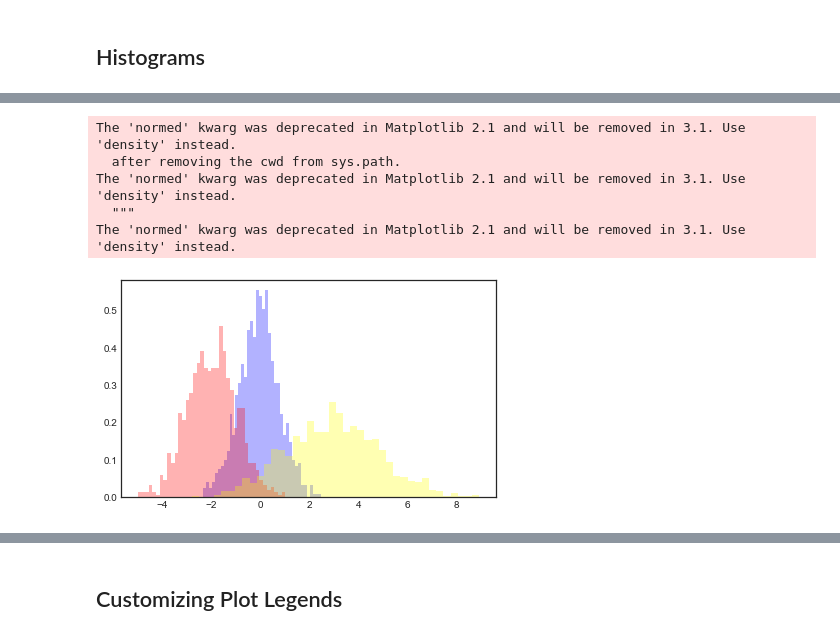
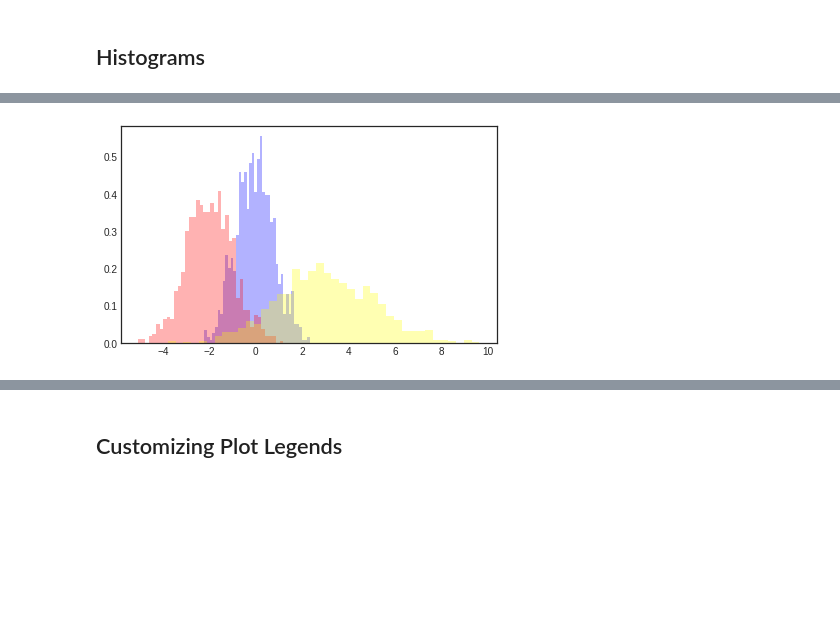
Before and after one commit to Mohammad-H-Zahrawi/Data-Science-Python-Libraries, a Jupyter notebook: python+numpy+pandas+matplotlib/4_matplotlib.ipynb, the cells around one changed output, grey strips where cells are left out. Drawn from its saved outputs; the diff is of its cells as text; code cells hidden in the pictures; blank space fills up the shorter version.

```diff
--- a/python+numpy+pandas+matplotlib/4_matplotlib.ipynb
+++ b/python+numpy+pandas+matplotlib/4_matplotlib.ipynb
@@ -316,17 +315,12 @@ The 'normed' kwarg was deprecated in Matplotlib 2.1 and will be removed in 3.1.
 # %%
 x1 = np.random.normal(0, 0.8, 1000)
 x2 = np.random.normal(-2, 1, 1000)
 x3 = np.random.normal(3, 2, 1000)
-plt.hist(x1,histtype='stepfilled', alpha=0.3, normed=True, bins=40,color='blue')
-plt.hist(x2,histtype='stepfilled', alpha=0.3, normed=True, bins=40,color='red')
-plt.hist(x3, histtype='stepfilled', alpha=0.3, normed=True, bins=40,color='yellow');
+plt.hist(x1,histtype='stepfilled', alpha=0.3, density=True, bins=40,color='blue')
+plt.hist(x2,histtype='stepfilled', alpha=0.3, density=True, bins=40,color='red')
+plt.hist(x3, histtype='stepfilled', alpha=0.3, density=True, bins=40,color='yellow');
 # %% [output]
-The 'normed' kwarg was deprecated in Matplotlib 2.1 and will be removed in 3.1. Use 'density' instead.
-  after removing the cwd from sys.path.
-The 'normed' kwarg was deprecated in Matplotlib 2.1 and will be removed in 3.1. Use 'density' instead.
-  """
-The 'normed' kwarg was deprecated in Matplotlib 2.1 and will be removed in 3.1. Use 'density' instead.
-[figure, old version]
+[figure, new version]
 # %%
 counts, bin_edges = np.histogram(data, bins=5)
 print(counts)
```
Also changed, not shown: parts of 20 cells of this notebook.
